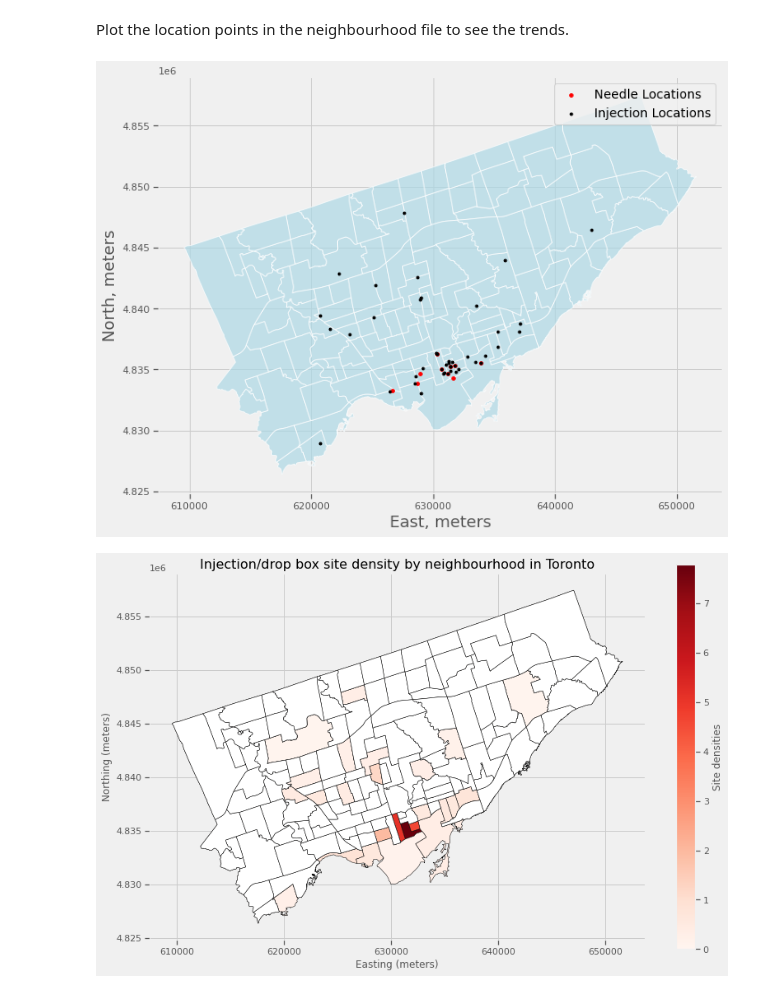
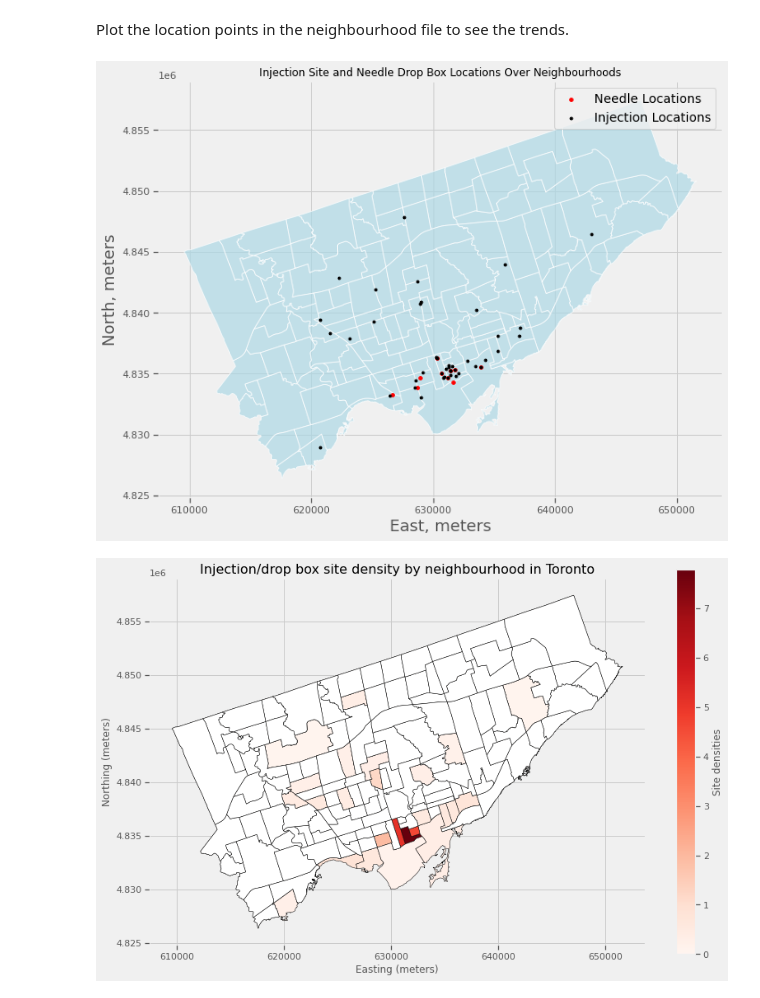
Before and after one commit to jayshah2111/team-algorithm-avengers, a Jupyter notebook: Injection_site_maps.ipynb, the cells around one changed output. Drawn from its saved outputs; the diff is of its cells as text; code cells hidden in the pictures.

Commit message:
updated images

```diff
--- a/Injection_site_maps.ipynb
+++ b/Injection_site_maps.ipynb
@@ -223,19 +223,20 @@ Plot the location points in the neighbourhood file to see the trends.
 # %%
 # Plot all three sets of data
 ax= neighbourhoods_26917.plot(figsize=(15, 8), edgecolor='w', color='lightblue', alpha=0.7)
 needle_locations_gdf_26917.plot(ax=ax, color='red', marker= 'o', label='Needle Locations', markersize=14)
 injection_locations_gdf_26917.plot(ax=ax, color='black', marker= 'o', label='Injection Locations', markersize=8)
 
 # Add a legend
 plt.legend(fontsize = 14, loc=1)
 
 # Set the axis labels
 plt.xlabel('East, meters', fontsize=18)
 plt.ylabel('North, meters', fontsize=18)
+plt.title('Injection Site and Needle Drop Box Locations Over Neighbourhoods')
 plt.savefig('plots/injection_site_drop_box_site_over_neighbourhood_map.png', dpi=300)
 plt.show()
 # %% [output]
-[figure, old version]
+[figure, new version]
 # %%
 # Plot choropleth map for green space percentage
 fig, ax = plt.subplots(figsize=(12, 8))
```
Also changed, not shown: 1 other file.
